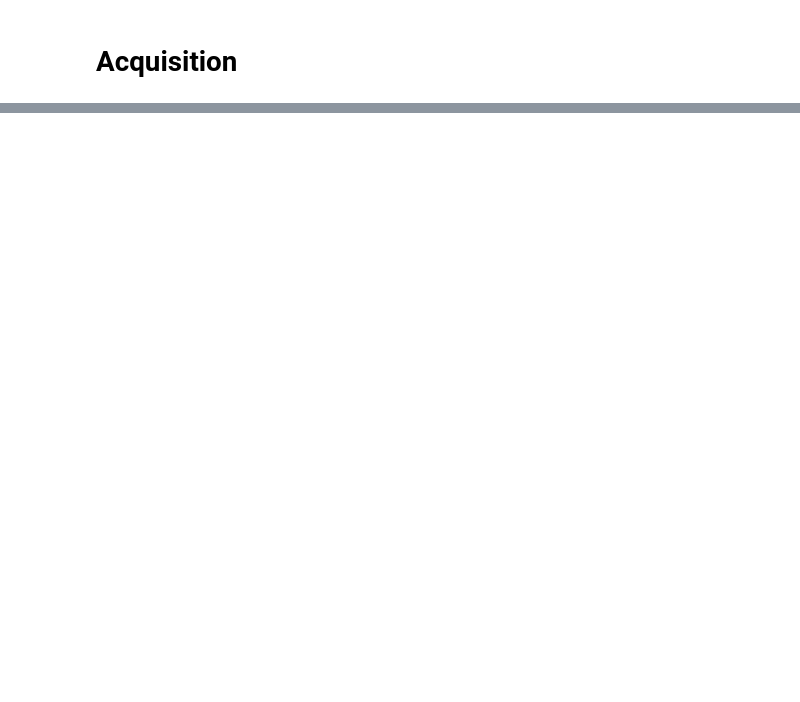
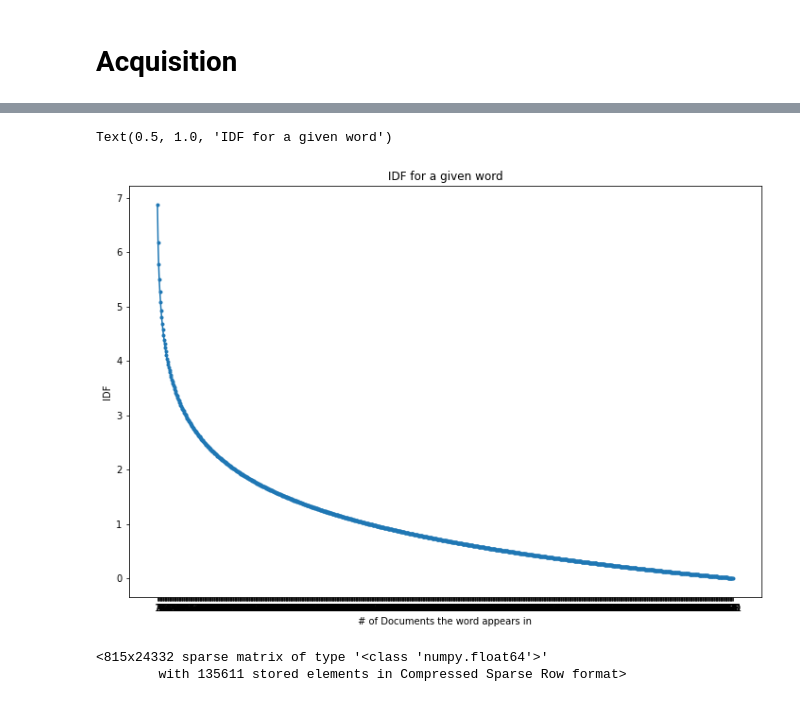
Before and after one commit to tim-keriazes/github-web-scraping-NLP-project, a Jupyter notebook: Luis_working_notebook.ipynb, the cells around one changed output, grey strips where cells are left out. Saved outputs shown, nothing was run; the diff lists cells and outputs as text; code cells hidden in the pictures; blank space fills up the shorter version.

```diff
--- a/Luis_working_notebook.ipynb
+++ b/Luis_working_notebook.ipynb
@@ -343,0 +1069,25 @@ if __name__ == '__main__':
+# %%
+n_documents = 971
+
+x = np.arange(1, n_documents + 1)
+y = np.log(n_documents / x)
+
+plt.figure(figsize=(12, 8))
+plt.plot(x, y, marker='.')
+
+plt.xticks(x)
+plt.xlabel('# of Documents the word appears in')
+plt.ylabel('IDF')
+plt.title('IDF for a given word')
+# %% [output]
+Text(0.5, 1.0, 'IDF for a given word')
+[figure, added]
+# %%
+from sklearn.feature_extraction.text import TfidfVectorizer
+
+tfidf = TfidfVectorizer()
+tfidfs = tfidf.fit_transform(df['lemma'])
+tfidfs
+# %% [output]
+<815x24332 sparse matrix of type '<class 'numpy.float64'>'
+        with 135611 stored elements in Compressed Sparse Row format>
```
Also changed, not shown: parts of 75 cells of this notebook, 1 other file.
